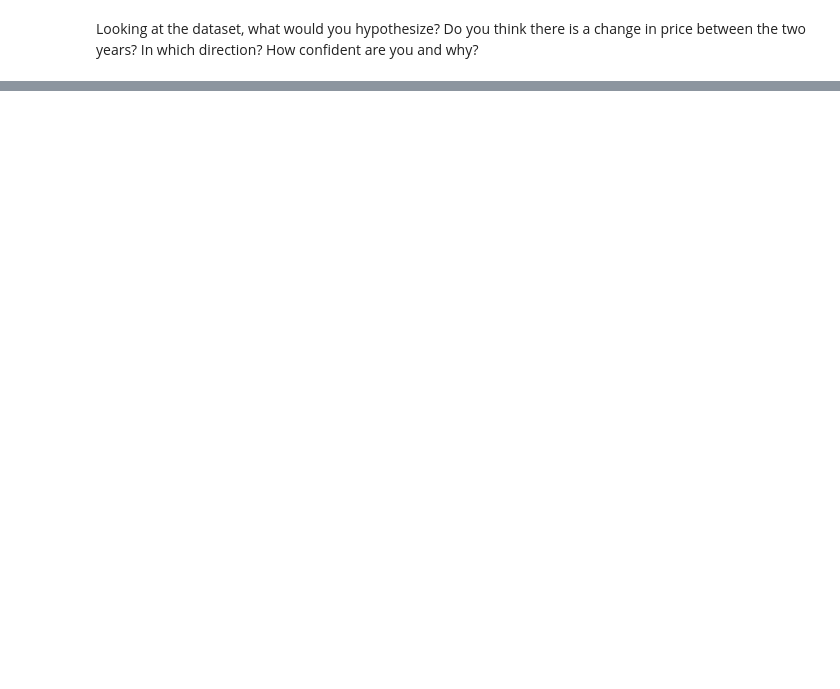
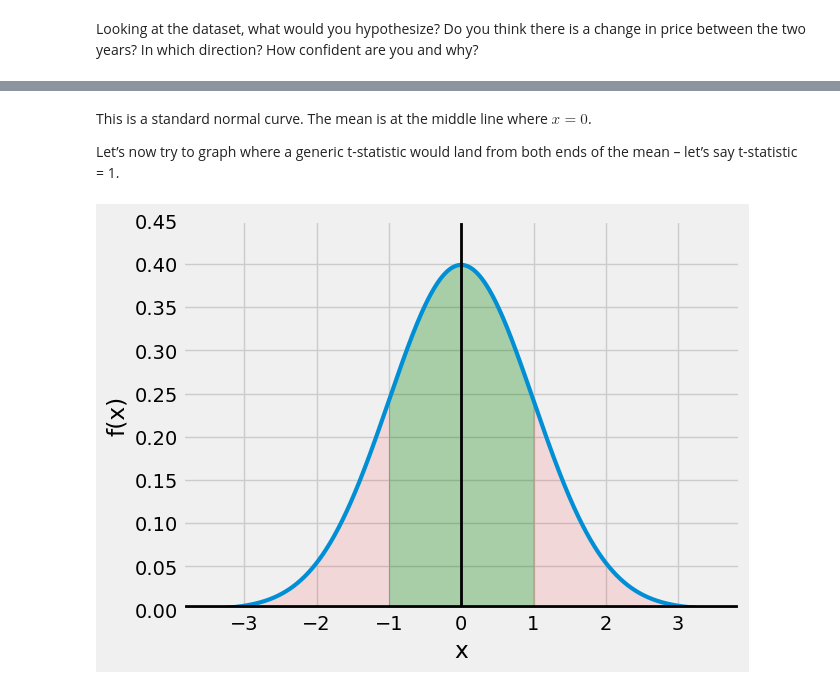
Before and after one commit to ds-modules/CalTeach-FA22, a Jupyter notebook: avacado/Avocado_Analysis.ipynb, the cells around one changed output, grey strips where cells are left out. Cells and saved outputs as stored; diff of their text form; code cells hidden in the pictures; blank space fills up the shorter version.

```diff
--- a/avacado/Avocado_Analysis.ipynb
+++ b/avacado/Avocado_Analysis.ipynb
@@ -221,0 +211,20 @@ And that’s how you perform a t-test!
+# %% [markdown]
+This is a standard normal curve. The mean is at the middle line where $x=0$.
+
+Let’s now try to graph where a generic t-statistic would land from both ends of the mean – let’s say t-statistic = 1.
+# %%
+fig, ax = plt.subplots()
+plt.style.use('fivethirtyeight')
+x = np.arange(-3.5, 3.5, 0.001)
+ax.plot(x, norm.pdf(x), linewidth=3)
+ax.fill_between(x, y, 0, where = (x >= -1) & (x <= 1), alpha=0.3, color='g')
+ax.fill_between(x, y, 0, where = (x <= -1), alpha=0.1, color='r')
+ax.fill_between(x, y, 0, where = (x >= 1), alpha=0.1, color='r')
+ax.set_ylim(0, 0.45)
+plt.axvline(x=0, linewidth=2, color="black")
+plt.axhline(y=0, linewidth=7, color="black")
+ax.set_xlabel('x')
+ax.set_ylabel('f(x)')
+plt.show()
+# %% [output]
+[figure, added]
```
Also changed, not shown: parts of 53 cells of this notebook.
